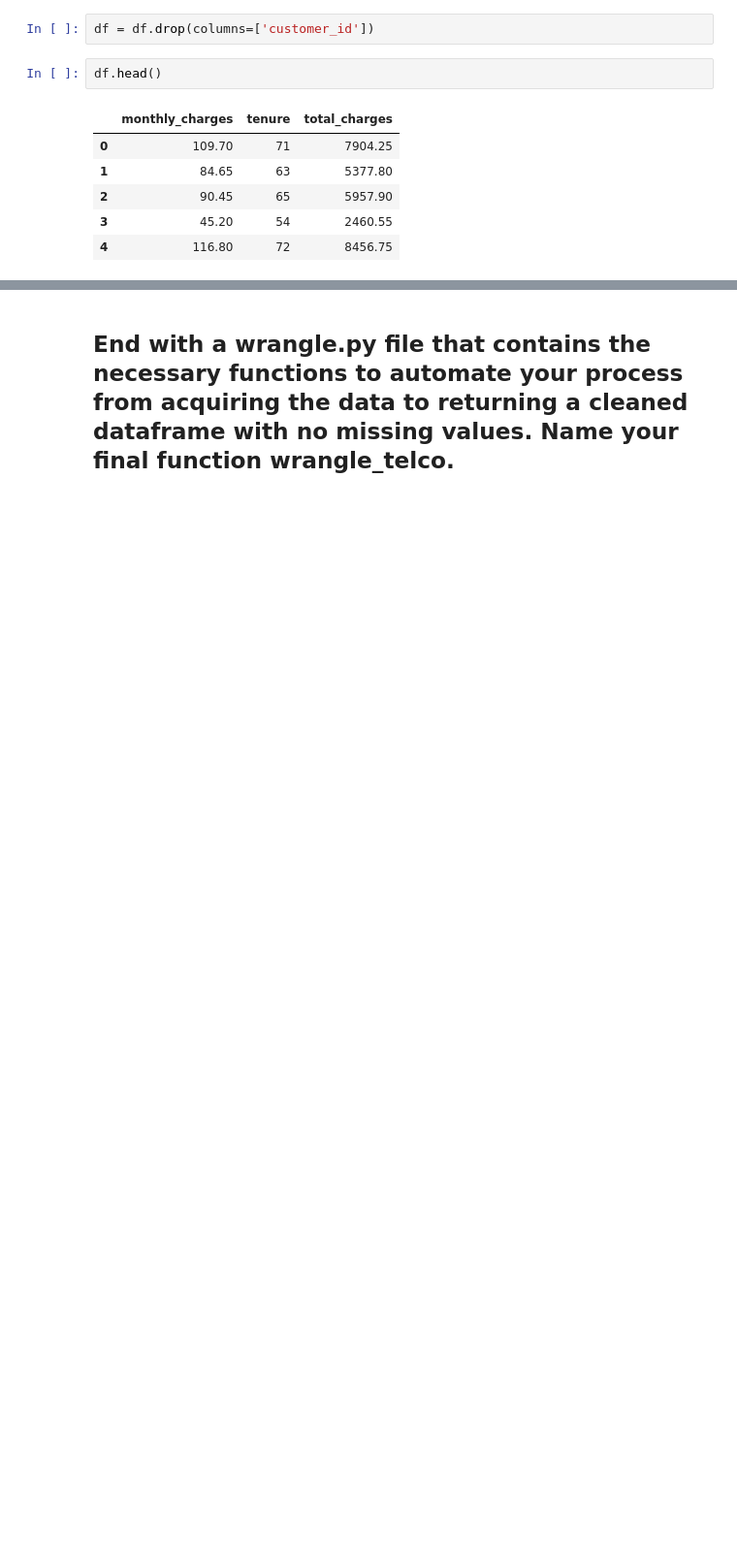
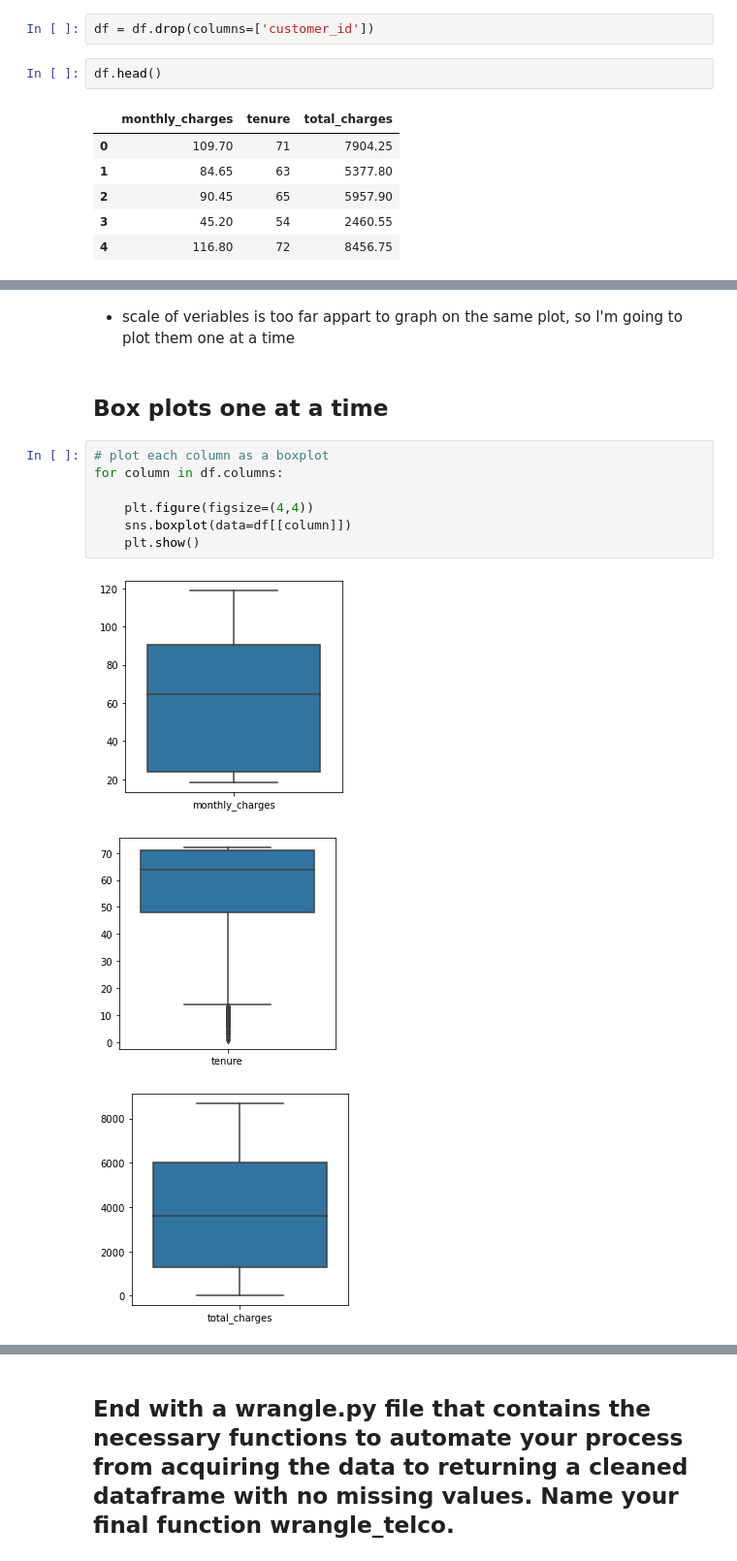
Before and after one commit to Johndsalas/lesson_prep, a Jupyter notebook: regression/wrangle.ipynb, the cells around one changed output, grey strips where cells are left out. Shown at 97% size. Saved outputs shown, nothing was run; the diff lists cells and outputs as text; blank space fills up the shorter version.

```diff
--- a/regression/wrangle.ipynb
+++ b/regression/wrangle.ipynb
@@ -201,0 +252,15 @@ for col in df.columns:
+# %% [markdown]
+* scale of veriables is too far appart to graph on the same plot, so I'm going to plot them one at a time
+# %% [markdown]
+## Box plots one at a time
+# %%
+# plot each column as a boxplot
+for column in df.columns:
+
+    plt.figure(figsize=(4,4))
+    sns.boxplot(data=df[[column]])
+    plt.show()
+# %% [output]
+[figure, added]
+[figure, added]
+[figure, added]
```
Also changed, not shown: parts of 38 cells of this notebook, 2 other files.
